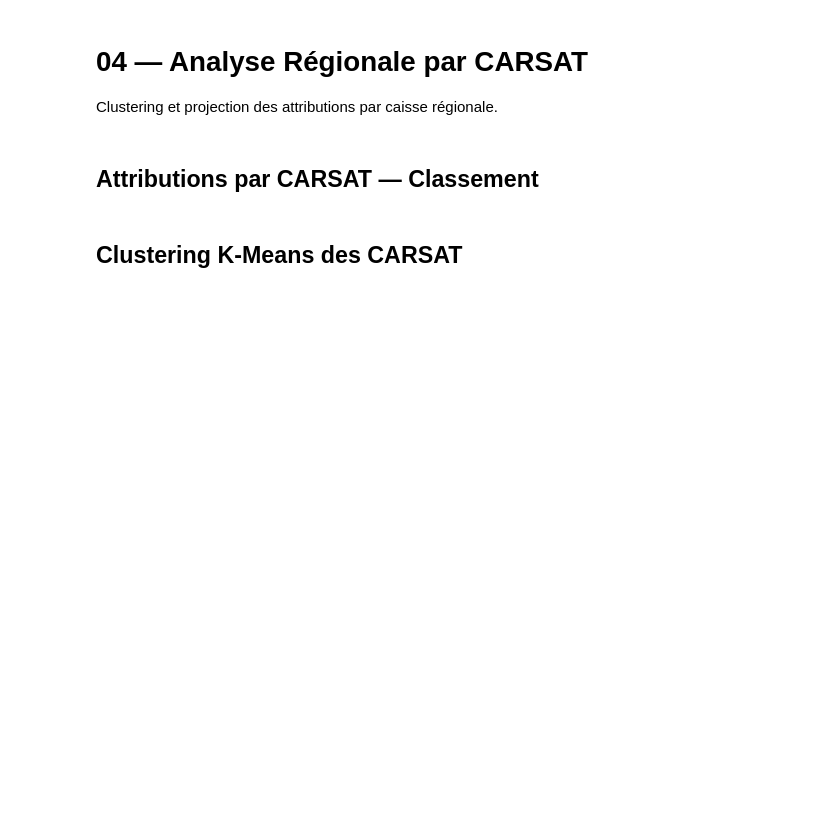
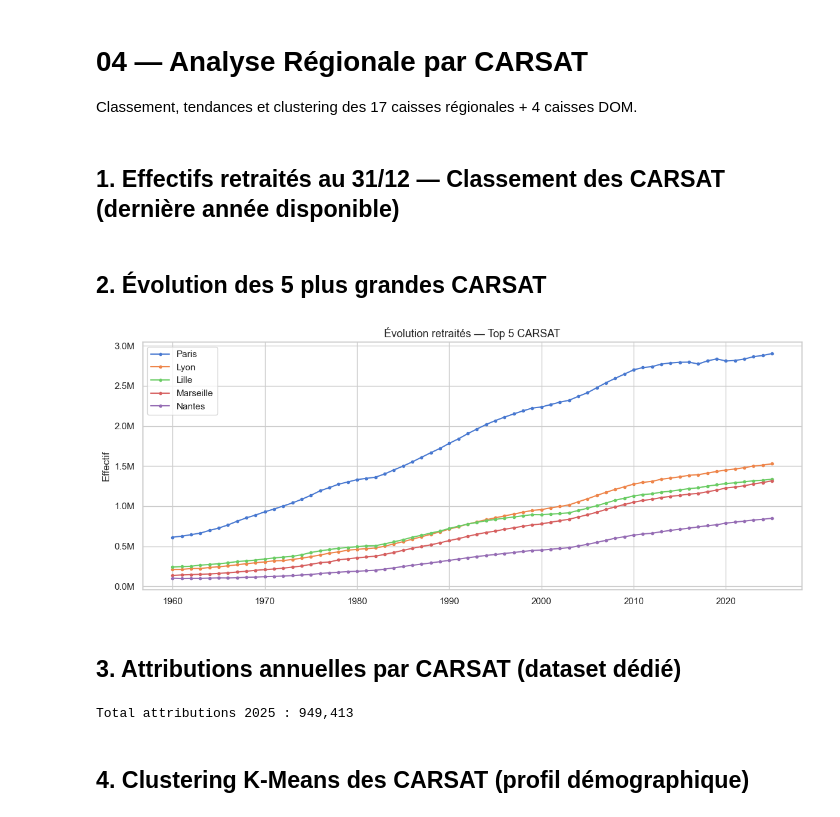
Before and after one commit to AlexisMolteni/retraites-opendata, a Jupyter notebook: notebooks/04_regional_analysis.ipynb, the cells around one changed output. Saved outputs shown, nothing was run; the diff lists cells and outputs as text; code cells hidden in the pictures; blank space fills up the shorter version.

```diff
--- a/notebooks/04_regional_analysis.ipynb
+++ b/notebooks/04_regional_analysis.ipynb
@@ -1,18 +1,57 @@
 # %% [markdown]
 # 04 — Analyse Régionale par CARSAT
 
-Clustering et projection des attributions par caisse régionale.
+Classement, tendances et clustering des 17 caisses régionales + 4 caisses DOM.
 # %%
 import sys
 sys.path.insert(0, '..')
-
 import pandas as pd
 import matplotlib.pyplot as plt
+import matplotlib.ticker as mticker
 from sklearn.cluster import KMeans
 from sklearn.preprocessing import StandardScaler
-from src.clean_data import load_raw
-from src.visualize import plot_carsat_map
+from src.visualize import plot_carsat_map, save_fig
+%matplotlib inline
 
-%matplotlib inline
+CARSATS = ['bordeaux','clermont_ferrand','dijon','lille','limoges','lyon',
+           'marseille','montpellier','nancy','nantes','orleans','paris',
+           'rennes','rouen','strasbourg','toulouse',
+           'guadeloupe','guyane','martinique','la_reunion']
+# %% [markdown]
+## 1. Effectifs retraités au 31/12 — Classement des CARSAT (dernière année disponible)
+# %%
+df_wide = pd.read_parquet('../data/processed/nombre-de-retraites-par-carsat-au-31-decembre.parquet')
+df_wide['annees'] = pd.to_numeric(df_wide['annees'], errors='coerce')
+df_wide = df_wide.dropna(subset=['annees']).sort_values('annees')
+
+# Passage en format long
+df_long = df_wide.melt(id_vars='annees', value_vars=CARSATS,
+                        var_name='carsat', value_name='effectif')
+
+# Dernière année disponible, sans national
+derniere = int(df_wide['annees'].max())
+df_last = df_long[df_long['annees'] == derniere].sort_values('effectif', ascending=False)
+
+fig = plot_carsat_map(df_last, region_col='carsat', value_col='effectif',
+                      title=f'Retraités au 31/12 {derniere} par CARSAT')
+fig.show()
+# %% [markdown]
+## 2. Évolution des 5 plus grandes CARSAT
+# %%
+top5 = df_last.nlargest(5, 'effectif')['carsat'].tolist()
+
+fig, ax = plt.subplots(figsize=(12, 5))
+for carsat in top5:
+    s = df_long[df_long['carsat'] == carsat].set_index('annees')['effectif'].sort_index()
+    ax.plot(s.index, s.values, label=carsat.replace('_', ' ').title(), marker='o', markersize=3)
+ax.set_title('Évolution retraités — Top 5 CARSAT', fontsize=13)
+ax.set_ylabel('Effectif')
+ax.yaxis.set_major_formatter(mticker.FuncFormatter(lambda x, _: f'{x/1e6:.1f}M'))
+ax.legend()
+plt.tight_layout()
+save_fig(fig, 'top5_carsat_evolution')
+plt.show()
+# %% [output]
+[figure, added]
 # %% [markdown]
-## Attributions par CARSAT — Classement
+## 3. Attributions annuelles par CARSAT (dataset dédié)
@@ -24,2 +58,19 @@ print('À alimenter après fetch et nettoyage des données')
+# %%
+df_attr = pd.read_parquet('../data/processed/attribution-de-lannee-par-region-debitrice.parquet')
+df_attr['annees'] = pd.to_numeric(df_attr['annees'], errors='coerce')
+df_attr = df_attr.dropna(subset=['annees'])
+
+# Dernière année
+derniere_attr = int(df_attr['annees'].max())
+df_attr_last = (df_attr[df_attr['annees'] == derniere_attr]
+                .sort_values('effectif', ascending=False)
+                .rename(columns={'carsat': 'carsat', 'effectif': 'attributions'}))
+
+fig = plot_carsat_map(df_attr_last, region_col='carsat', value_col='attributions',
+                      title=f'Attributions {derniere_attr} par CARSAT')
+fig.show()
+print(f'Total attributions {derniere_attr} : {df_attr_last["attributions"].sum():,.0f}')
+# %% [output]
+Total attributions 2025 : 949,413
 # %% [markdown]
-## Clustering K-Means des CARSAT
+## 4. Clustering K-Means des CARSAT (profil démographique)
```
Also changed, not shown: parts of 6 cells of this notebook, 3 other files.
